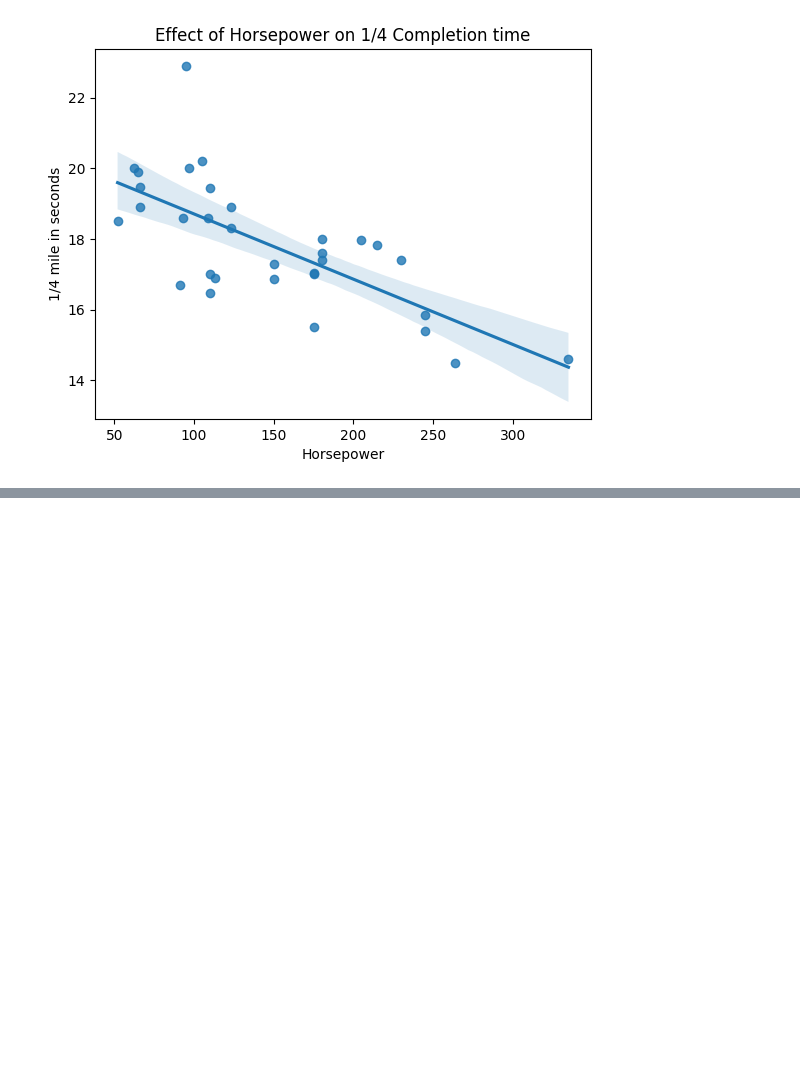
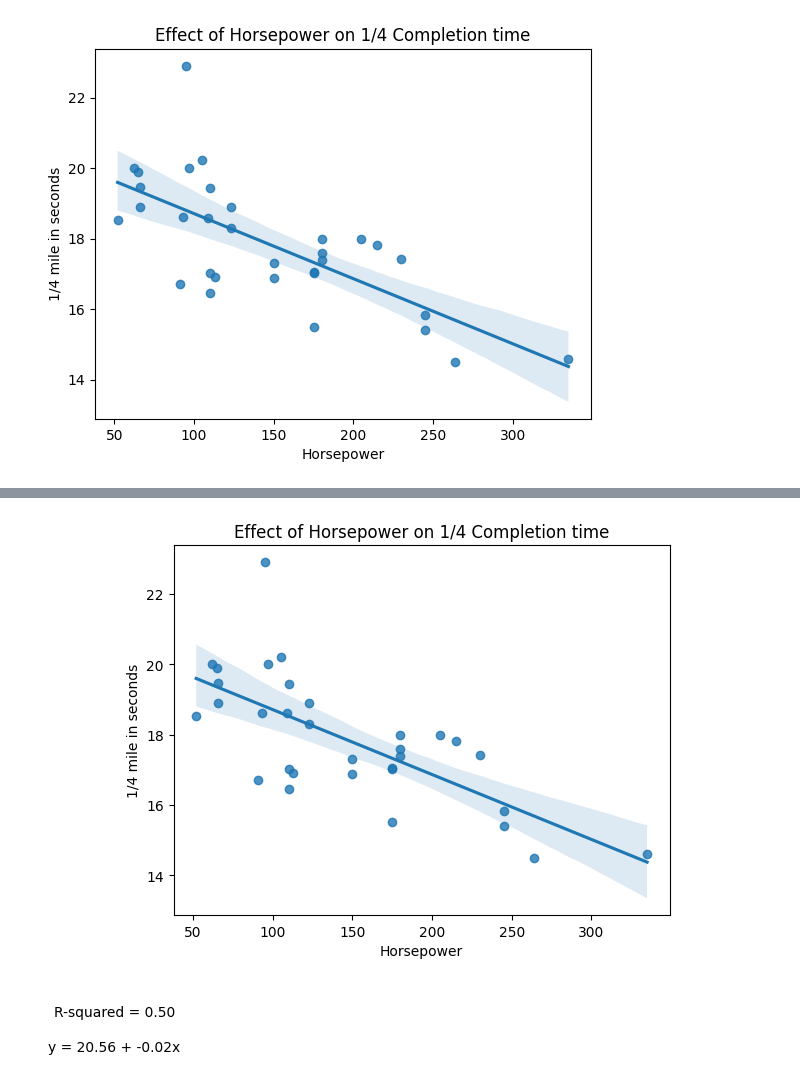
Before and after one commit to marielle1999/Data-Visualisation-, a Jupyter notebook: HC1Datavisualistion2.ipynb, the cells around one changed output, grey strips where cells are left out. Saved outputs shown, nothing was run; the diff lists cells and outputs as text; code cells hidden in the pictures; blank space fills up the shorter version.

```diff
--- a/HC1Datavisualistion2.ipynb
+++ b/HC1Datavisualistion2.ipynb
@@ -58,0 +57,27 @@ ModuleNotFoundError: No module named 'statsmodels'
+# %%
+# Calculate linear regression
+x_with_intercept = sm.add_constant(df['hp'])
+model = sm.OLS(df['qsec'], x_with_intercept)
+result = model.fit()
+slope = result.params[1]
+intercept = result.params[0]
+r_squared = result.rsquared
+
+# Create a scatter plot with regression line and confidence interval
+sns.regplot(x=df['hp'], y=df['qsec'])
+
+# Add linear regression equation to the plot
+equation = f'y = {intercept:.2f} + {slope:.2f}x'
+r_squared_text = f'R-squared = {r_squared:.2f}'
+plt.text(0.5, 9, equation, ha='center')
+plt.text(0.5, 10, r_squared_text, ha='center')
+
+# Customize the plot
+plt.title('Effect of Horsepower on 1/4 Completion time')
+plt.xlabel('Horsepower')
+plt.ylabel('1/4 mile in seconds')
+
+# Display the plot
+plt.show()
+# %% [output]
+[figure, added]
```
Also changed, not shown: parts of 1 cell of this notebook.
